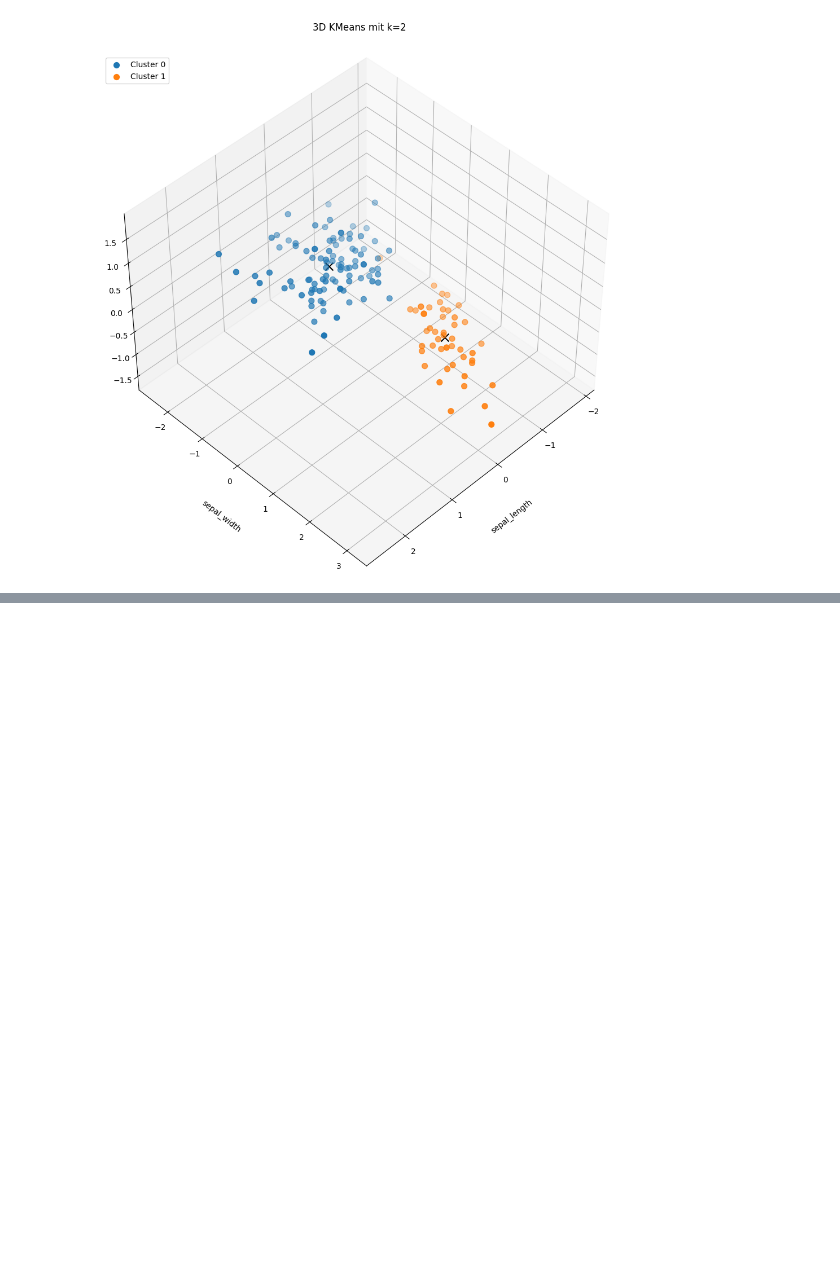
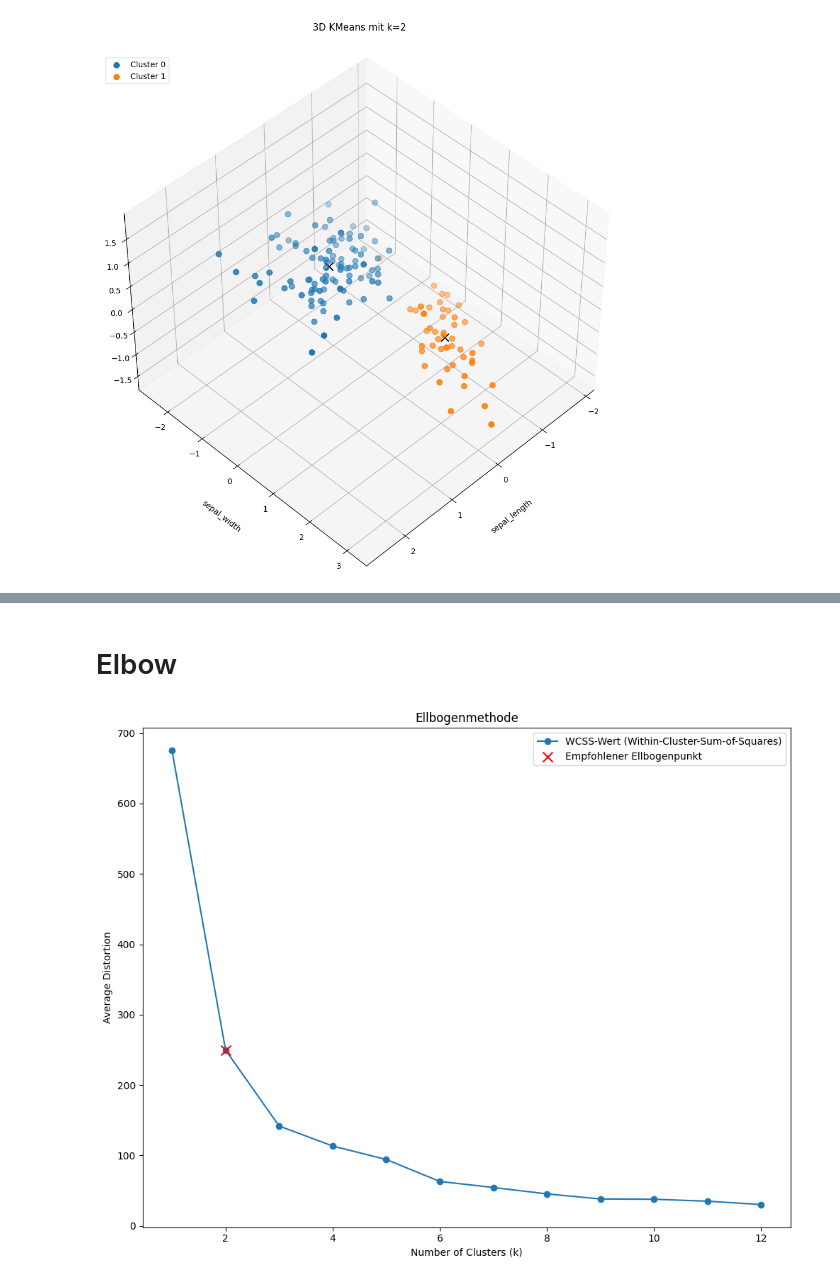
Before and after one commit to axellotl22/progback, a Jupyter notebook: notebooks/visual_response.ipynb, the cells around one changed output, grey strips where cells are left out. Drawn from its saved outputs; the diff is of its cells as text; code cells hidden in the pictures; blank space fills up the shorter version.

```diff
--- a/notebooks/visual_response.ipynb
+++ b/notebooks/visual_response.ipynb
@@ -259,0 +376,50 @@ plt.show()
+# %% [markdown]
+# Elbow
+# %%
+import requests
+import matplotlib.pyplot as plt
+
+# Endpunkt für die Ellbogenmethode
+url = "http://localhost:8080/determination/elbow"
+
+# Daten für die Anfrage
+files = {
+    "file": open("IRIS.csv", "rb")  # Ersetzen Sie 'Ihre_Datei.csv' durch den Namen Ihrer CSV-Datei.
+}
+data = {
+    "method": "optimized"  # "standard" oder "optimized"
+}
+
+# Sende POST-Anfrage
+response = requests.post(url, files=files, data=data)
+
+# Überprüfen Sie den Statuscode der Antwort, um sicherzustellen, dass die Anfrage erfolgreich war
+if response.status_code != 200:
+    print("Fehler beim Abrufen der Daten:", response.text)
+else:
+    # Lade JSON-Antwort in Variable
+    result = response.json()
+
+    # Datenpunkte extrahieren
+    x_values = [point["x"] for point in result["points"]]
+    y_values = [point["y"] for point in result["points"]]
+
+    # Plotte Datenpunkte
+    plt.figure(figsize=(10, 8))
+    plt.plot(x_values, y_values, marker='o', label="WCSS-Wert (Within-Cluster-Sum-of-Squares)")
+
+    # Plotte empfohlenen Ellbogenpunkt
+    recommended_x = result["recommended_point"]["x"]
+    recommended_y = result["recommended_point"]["y"]
+    plt.scatter(recommended_x, recommended_y, color="red", marker="x", s=100, zorder=3, label="Empfohlener Ellbogenpunkt")
+
+    # Achsenbeschriftung und Titel
+    plt.xlabel(result["labels"]["x"])
+    plt.ylabel(result["labels"]["y"])
+    plt.title("Ellbogenmethode")
+    plt.legend()
+
+    plt.tight_layout()
+    plt.show()
+# %% [output]
+[figure, added]
```
Also changed, not shown: parts of 10 cells of this notebook, 8 other files.
